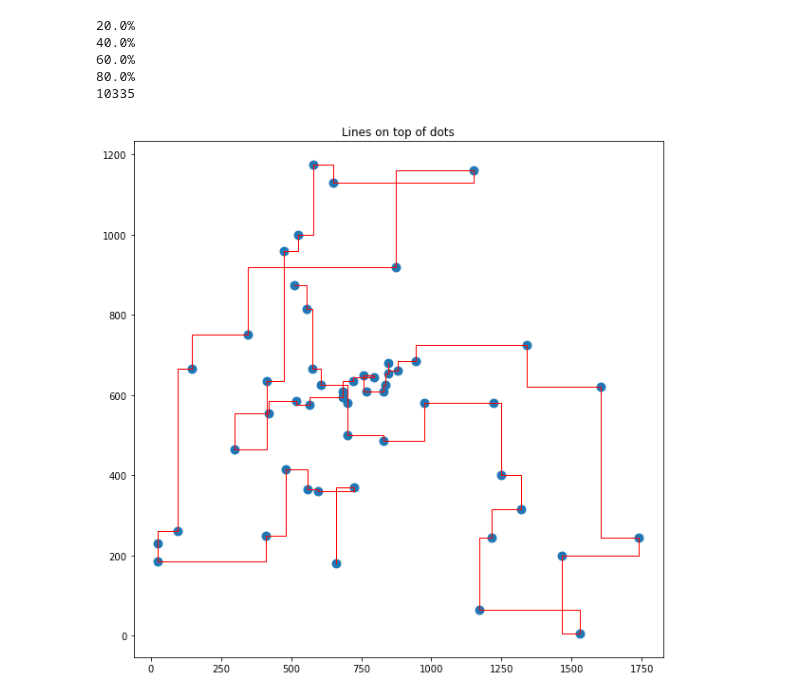
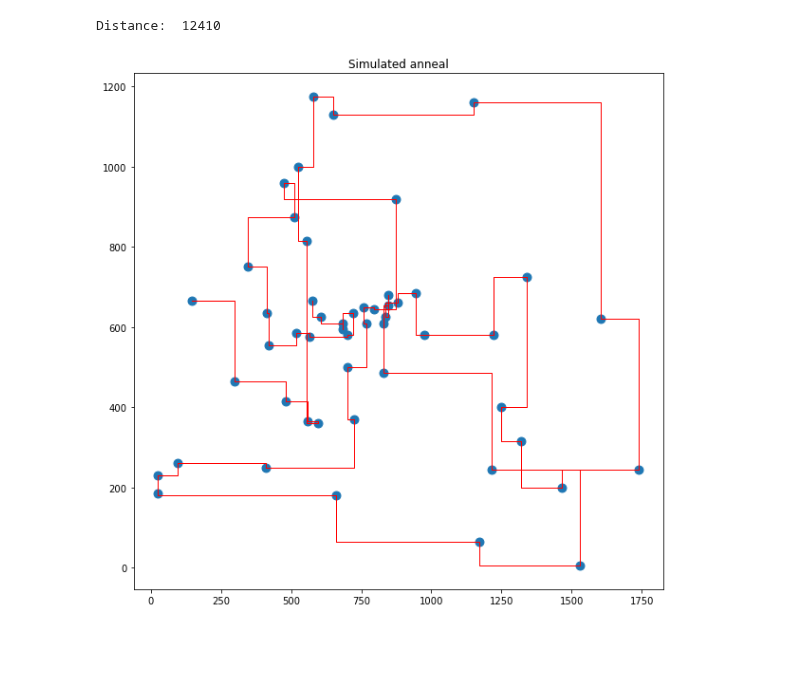
Before and after one commit to vkpankov/BioInfML, a Jupyter notebook: hw10.ipynb, the cells around one changed output. Saved outputs shown, nothing was run; the diff lists cells and outputs as text; code cells hidden in the pictures; blank space fills up the shorter version.

```diff
--- a/hw10.ipynb
+++ b/hw10.ipynb
@@ -10,14 +10,14 @@ data.y = data.y.astype(int)
 def dist(d):
     return sum(np.abs(np.diff(d.x)) + np.abs(np.diff(d.y)))
 # %%
-def plotData(df):
+def plotData(df, title):
     repeated = pd.DataFrame(np.repeat(df.x,2))
     repeated["y"] = np.repeat(df.y,2).shift(1).fillna(0).astype("int")
     repeated = repeated.iloc[1:]
     plt.figure(figsize=(10,10))
     plt.plot(repeated.x, repeated.y, 'r', lw=1)
     plt.scatter(data.x, data.y, s=80)
-    plt.title('Lines on top of dots')
+    plt.title(title)
 # %%
 def mcRandomSamplingOpt(data, itercount = 10000):
     min_dist = dist(data)
@@ -121,8 +104,6 @@ def simulatedAnnealingOpt(data, itercount = 10000):
     dlen = len(cur_data)
     for i in range(1,itercount):
         t = start_temp - (start_temp - min_temp)*i/itercount
-        if(i%10000==0):
-            print(f"{i/itercount*100}%")
         cur_ind = Mutate(best_ind)
         cdist = dist(data.loc[cur_ind])
         delta_e = cdist - best_dist
@@ -135,17 +116,14 @@ def simulatedAnnealingOpt(data, itercount = 10000):
         if(t<min_temp):
             break
     return best_ind
+# %%
+sa_inds = simulatedAnnealingOpt(data, 10000)
 # %%
-sa_inds = simulatedAnnealingOpt(data, 50000)
-print(dist(data.loc[sa_inds]))
-plotData(data.loc[sa_inds])
+print("Distance: ", dist(data.loc[sa_inds]))
+plotData(data.loc[sa_inds], "Simulated anneal")
 # %% [output]
-20.0%
-40.0%
-60.0%
-80.0%
-10335
+Distance:  12410
-[figure, old version]
+[figure, new version]
 # %%
 def Crossover(inds1, inds2):
     from_point = random.randint(0,len(inds1)-2)
```
Also changed, not shown: parts of 9 cells of this notebook.
